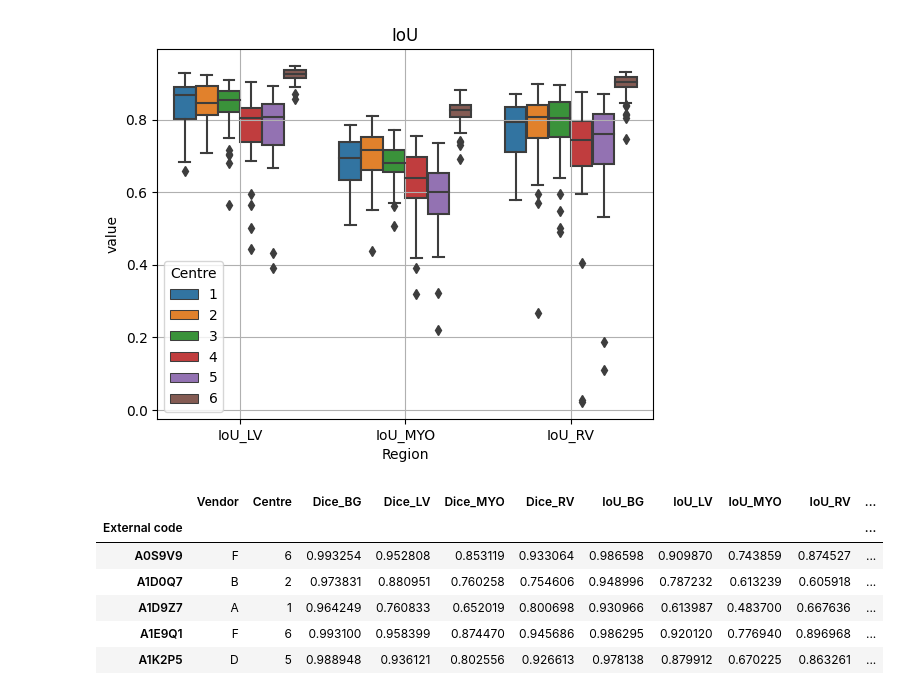
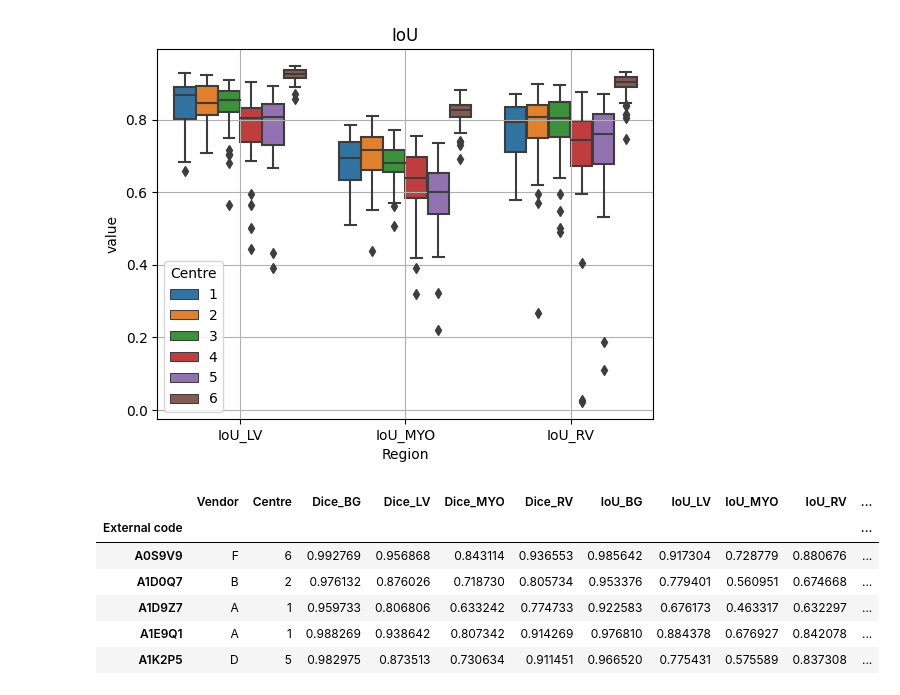
Before and after one commit to MAHDI-Imen/M-M, a Jupyter notebook: Results_Analysis.ipynb, the cells around one changed output. Drawn from its saved outputs; the diff is of its cells as text; code cells hidden in the pictures.

```diff
--- a/Results_Analysis.ipynb
+++ b/Results_Analysis.ipynb
@@ -55,14 +55,14 @@ plt.show()
 # %% [output]
 [figure]
 # %%
-results2 = pd.read_csv('Results/rescale_lower_percentile.csv', index_col=0)
+results2 = pd.read_csv('Results/Cross_Entropy.csv', index_col=0)
 results2.head(5)
 # %% [output]
 |  | Vendor | Centre | Dice_BG | Dice_LV | Dice_MYO | Dice_RV | IoU_BG | IoU_LV | IoU_MYO | IoU_RV | ... |
 | External code |  |  |  |  |  |  |  |  |  |  | ... |
-| A0S9V9 | F | 6 | 0.993254 | 0.952808 | 0.853119 | 0.933064 | 0.986598 | 0.909870 | 0.743859 | 0.874527 | ... |
-| A1D0Q7 | B | 2 | 0.973831 | 0.880951 | 0.760258 | 0.754606 | 0.948996 | 0.787232 | 0.613239 | 0.605918 | ... |
-| A1D9Z7 | A | 1 | 0.964249 | 0.760833 | 0.652019 | 0.800698 | 0.930966 | 0.613987 | 0.483700 | 0.667636 | ... |
-| A1E9Q1 | F | 6 | 0.993100 | 0.958399 | 0.874470 | 0.945686 | 0.986295 | 0.920120 | 0.776940 | 0.896968 | ... |
-| A1K2P5 | D | 5 | 0.988948 | 0.936121 | 0.802556 | 0.926613 | 0.978138 | 0.879912 | 0.670225 | 0.863261 | ... |
+| A0S9V9 | F | 6 | 0.992769 | 0.956868 | 0.843114 | 0.936553 | 0.985642 | 0.917304 | 0.728779 | 0.880676 | ... |
+| A1D0Q7 | B | 2 | 0.976132 | 0.876026 | 0.718730 | 0.805734 | 0.953376 | 0.779401 | 0.560951 | 0.674668 | ... |
+| A1D9Z7 | A | 1 | 0.959733 | 0.806806 | 0.633242 | 0.774733 | 0.922583 | 0.676173 | 0.463317 | 0.632297 | ... |
+| A1E9Q1 | A | 1 | 0.988269 | 0.938642 | 0.807342 | 0.914269 | 0.976810 | 0.884378 | 0.676927 | 0.842078 | ... |
+| A1K2P5 | D | 5 | 0.982975 | 0.873513 | 0.730634 | 0.911451 | 0.966520 | 0.775431 | 0.575589 | 0.837308 | ... |
 # %%
```
Also changed, not shown: parts of 2 cells of this notebook, 11 other files.
